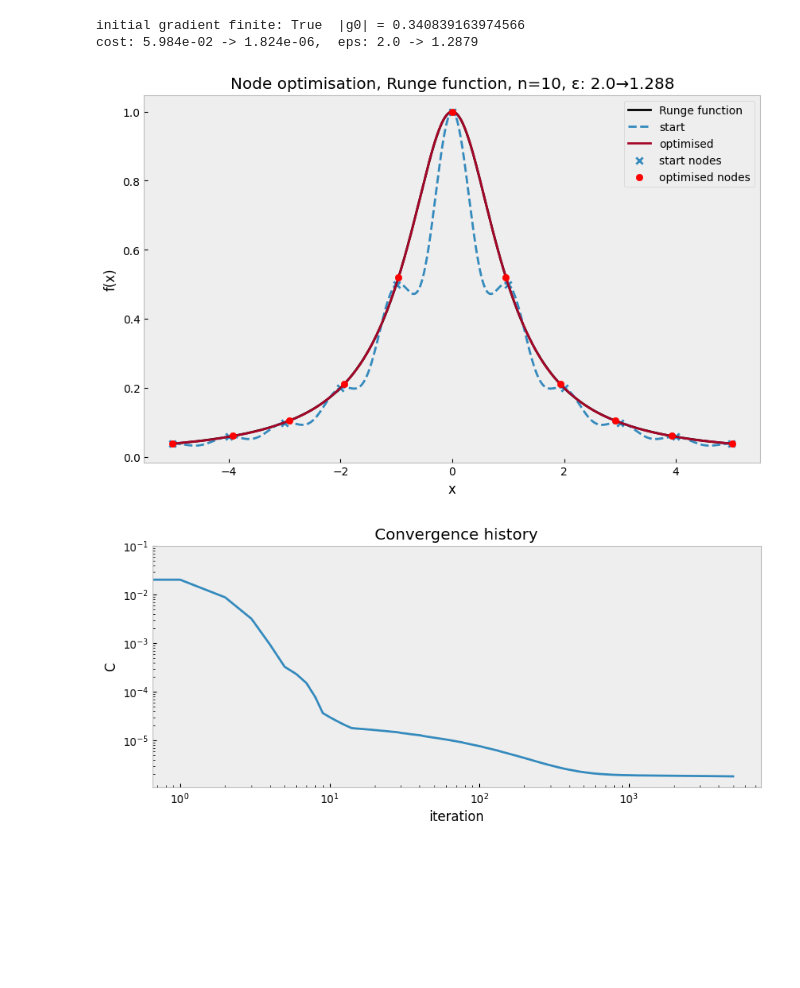
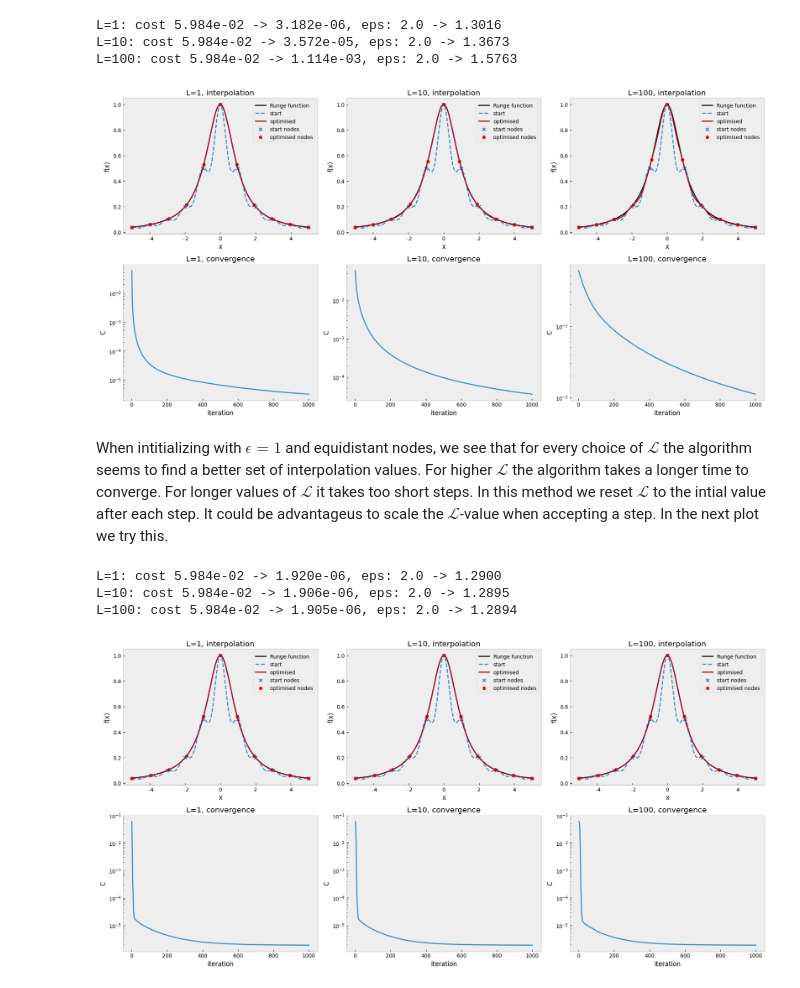
Before and after one commit to Akaada/TMA4215_NumericalMathematics_project1, a Jupyter notebook: taske.ipynb, the cells around one changed output. Saved outputs shown, nothing was run; the diff lists cells and outputs as text; code cells hidden in the pictures; blank space fills up the shorter version.

```diff
--- a/taske.ipynb
+++ b/taske.ipynb
@@ -5,7 +14,33 @@ from RBF_code import *
+# %%
+result = optimize_nodes(
+    runge_torch,
+    -5.0,
+    5.0,
+    epsilon=2.0,
+    n=10,
+    L=[1, 10, 100],
+    iters=1000,
+    L_reset=True
+)
+# %% [output]
+L=1: cost 5.984e-02 -> 3.182e-06, eps: 2.0 -> 1.3016
+L=10: cost 5.984e-02 -> 3.572e-05, eps: 2.0 -> 1.3673
+L=100: cost 5.984e-02 -> 1.114e-03, eps: 2.0 -> 1.5763
+[figure, added]
+# %% [markdown]
+When intitializing with $\epsilon = 1$ and equidistant nodes, we see that for every choice of $\mathcal L$ the algorithm seems to find a better set of interpolation values. For higher $\mathcal L$ the algorithm takes a longer time to converge. For longer values of $\mathcal L$ it takes too short steps. In this method we reset $\mathcal L$ to the intial value after each step. It could be advantageus to scale the $\mathcal L $-value when accepting a step. In the next plot we try this.
 # %%
-x_opt, eps_opt, c0, c1, hist = optimize_nodes(runge_torch, -5.0, 5.0, epsilon=2.0, n=10,iters=5000)
+result = results = optimize_nodes(
+    runge_torch,
+    -5.0,
+    5.0,
+    epsilon=2.0,
+    n=10,
+    L=[1, 10, 100],
+    iters=1000
+)
 # %% [output]
-initial gradient finite: True  |g0| = 0.340839163974566
-cost: 5.984e-02 -> 1.824e-06,  eps: 2.0 -> 1.2879
+L=1: cost 5.984e-02 -> 1.920e-06, eps: 2.0 -> 1.2900
+L=10: cost 5.984e-02 -> 1.906e-06, eps: 2.0 -> 1.2895
+L=100: cost 5.984e-02 -> 1.905e-06, eps: 2.0 -> 1.2894
-[figure, old version]
+[figure, new version]
-[figure, removed]
```
Also changed, not shown: parts of 28 cells of this notebook, 1 other file.
